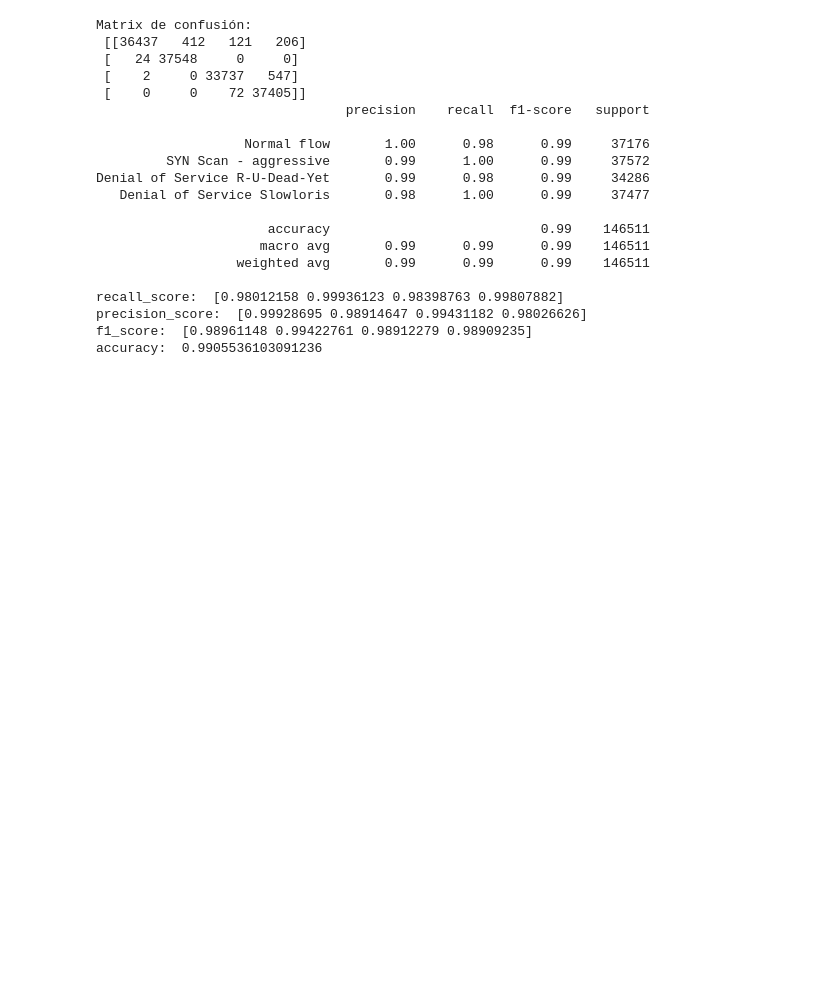
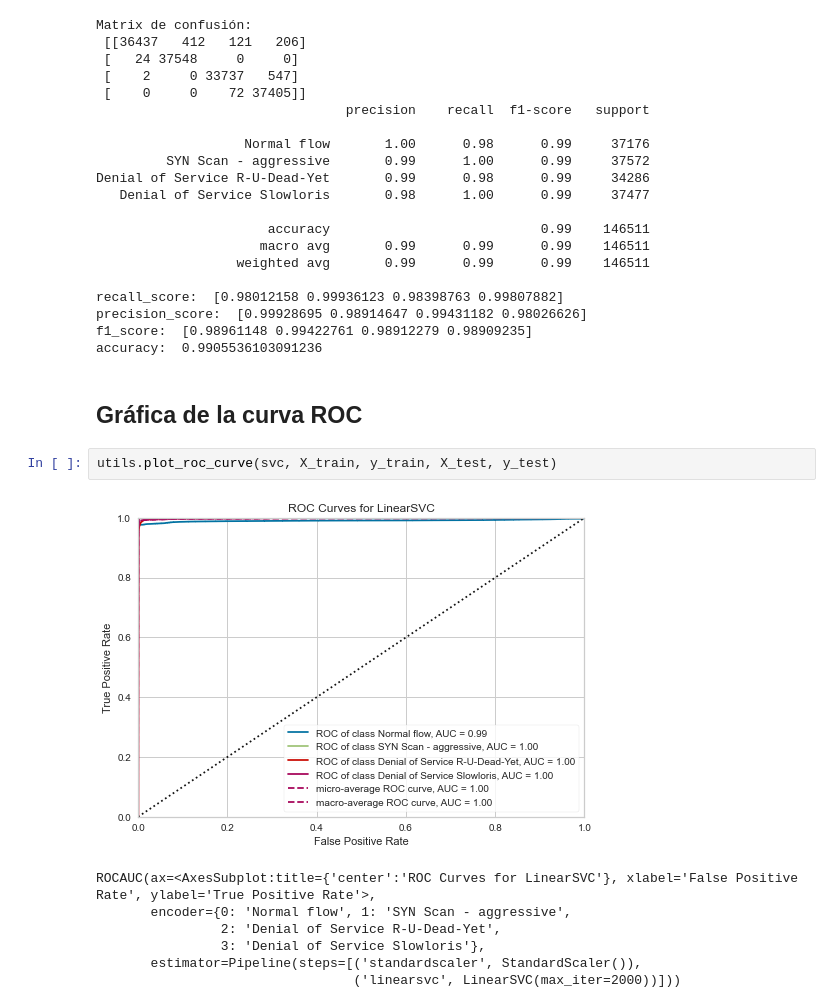
Before and after one commit to DouglasDL28/attack-detection, a Jupyter notebook: attack_detection.ipynb, the cells around one changed output. Saved outputs shown, nothing was run; the diff lists cells and outputs as text; blank space fills up the shorter version.

```diff
--- a/attack_detection.ipynb
+++ b/attack_detection.ipynb
@@ -220,3 +236,15 @@ recall_score:  [0.98012158 0.99936123 0.98398763 0.99807882]
 precision_score:  [0.99928695 0.98914647 0.99431182 0.98026626]
 f1_score:  [0.98961148 0.99422761 0.98912279 0.98909235]
 accuracy:  0.9905536103091236
+# %% [markdown]
+## Gráfica de la curva ROC
+# %%
+utils.plot_roc_curve(svc, X_train, y_train, X_test, y_test)
+# %% [output]
+[figure, added]
+ROCAUC(ax=<AxesSubplot:title={'center':'ROC Curves for LinearSVC'}, xlabel='False Positive Rate', ylabel='True Positive Rate'>,
+       encoder={0: 'Normal flow', 1: 'SYN Scan - aggressive',
+                2: 'Denial of Service R-U-Dead-Yet',
+                3: 'Denial of Service Slowloris'},
+       estimator=Pipeline(steps=[('standardscaler', StandardScaler()),
+                                 ('linearsvc', LinearSVC(max_iter=2000))]))
```
Also changed, not shown: parts of 6 cells of this notebook, 2 other files.
